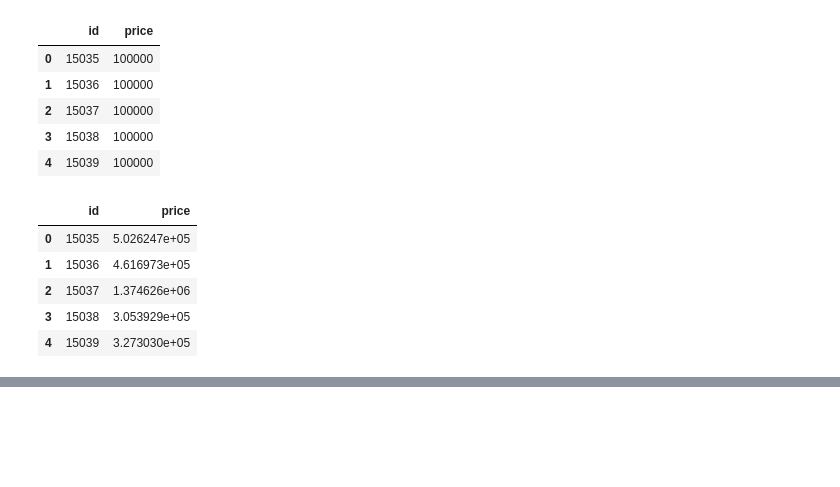
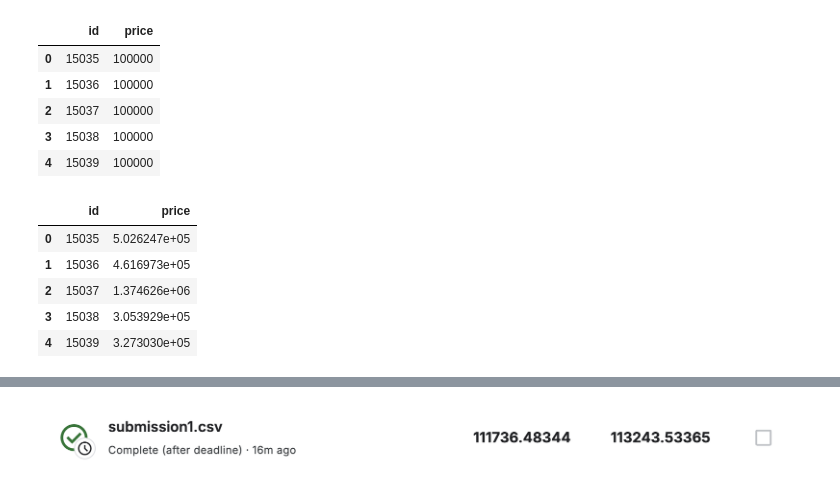
Before and after one commit to Jiny0ng/AIFFEL_quest_rs_gc, a Jupyter notebook: Exploration/Ex02/Ex02.ipynb, the cells around one changed output, grey strips where cells are left out. Drawn from its saved outputs; the diff is of its cells as text; code cells hidden in the pictures; blank space fills up the shorter version.

```diff
--- a/Exploration/Ex02/Ex02.ipynb
+++ b/Exploration/Ex02/Ex02.ipynb
@@ -468,0 +452,6 @@ And if memory is not enough, you can set `force_col_wise=true`.
+# %%
+from IPython.display import Image, display
+display(Image('./result.png'))
+# 넘지 못한 110000의 벽...
+# %% [output]
+[figure, added]
```
Also changed, not shown: parts of 5 cells of this notebook.
